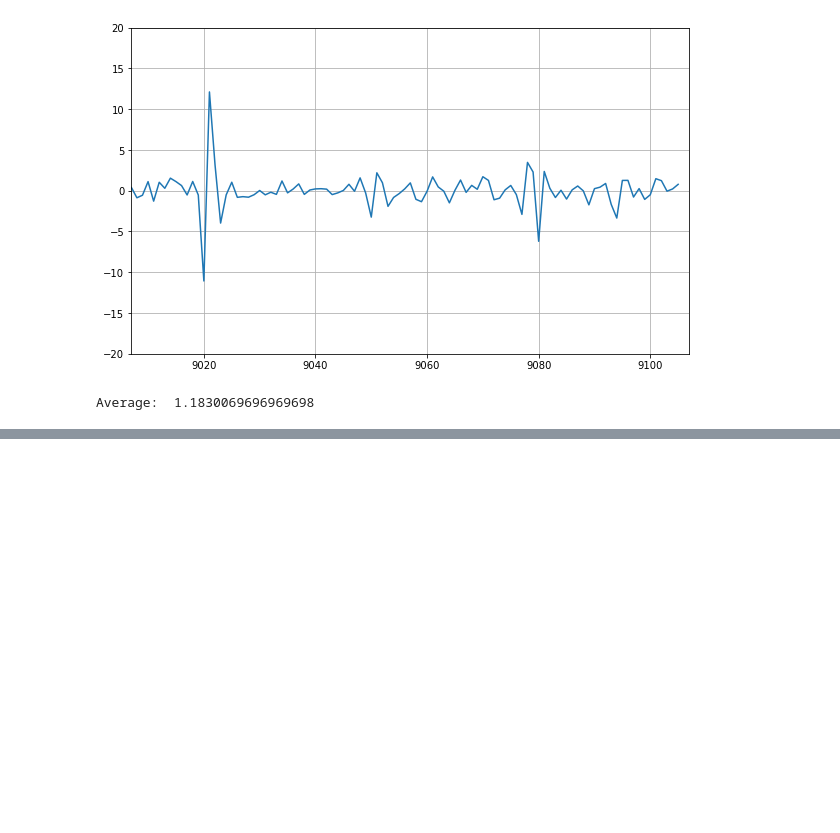
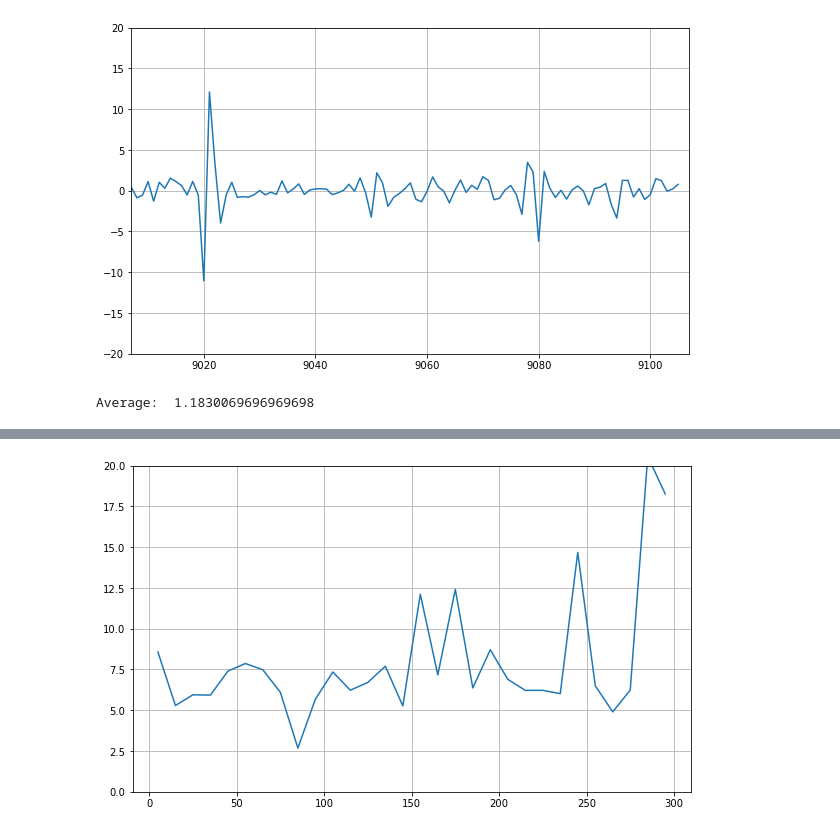
Before and after one commit to yossato/virtualGimbal, a Jupyter notebook: post_processing_software/jupyter/visualize_log.ipynb, the cells around one changed output, grey strips where cells are left out. Saved outputs shown, nothing was run; the diff lists cells and outputs as text; code cells hidden in the pictures; blank space fills up the shorter version.

```diff
--- a/post_processing_software/jupyter/visualize_log.ipynb
+++ b/post_processing_software/jupyter/visualize_log.ipynb
@@ -234,0 +237,3 @@ Average:  1.1830069696969698
+# %%
+def getTime(angular_velocity,sampling_rate):
+    return np.linspace(0,len(angular_velocity)-1,len(angular_velocity))/sampling_rate
@@ -234,0 +245,16 @@ Average:  1.1830069696969698
+# %%
+def plotA4(angular_velocity,sampling_rate, length,xlim=None,ylim=None):
+    # a3 = getAverageOfAbsAngularAcceleration(angular_velocity,sampling_rate)
+    time = getTime(angular_velocity,sampling_rate)
+    a4 = []
+    time_average = []
+    for i in range(0,len(angular_velocity)-1-length,length):
+        a4.append(getAverageOfAbsAngularAcceleration(angular_velocity[i:i+length],sampling_rate))
+        time_average.append(np.average(time[i:i+length]))
+    plt.figure(figsize=(10,6))
+    if xlim is not None:
+        plt.xlim(xlim[0],xlim[1])
+    if ylim is not None:
+        plt.ylim(ylim[0],ylim[1])
+    plt.plot(time_average,a4)
+    plt.grid()
@@ -234,0 +281,4 @@ Average:  1.1830069696969698
+# %%
+plotA4(rxc,30.,length=300,ylim=[0,20])
+# %% [output]
+[figure, added]
```
Also changed, not shown: parts of 4 cells of this notebook.
